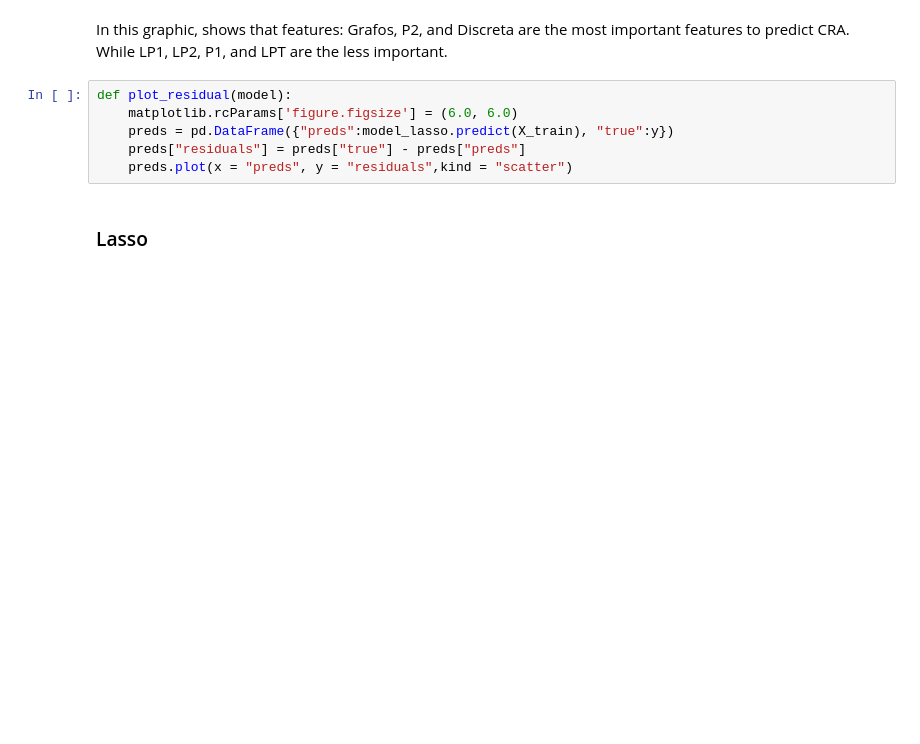
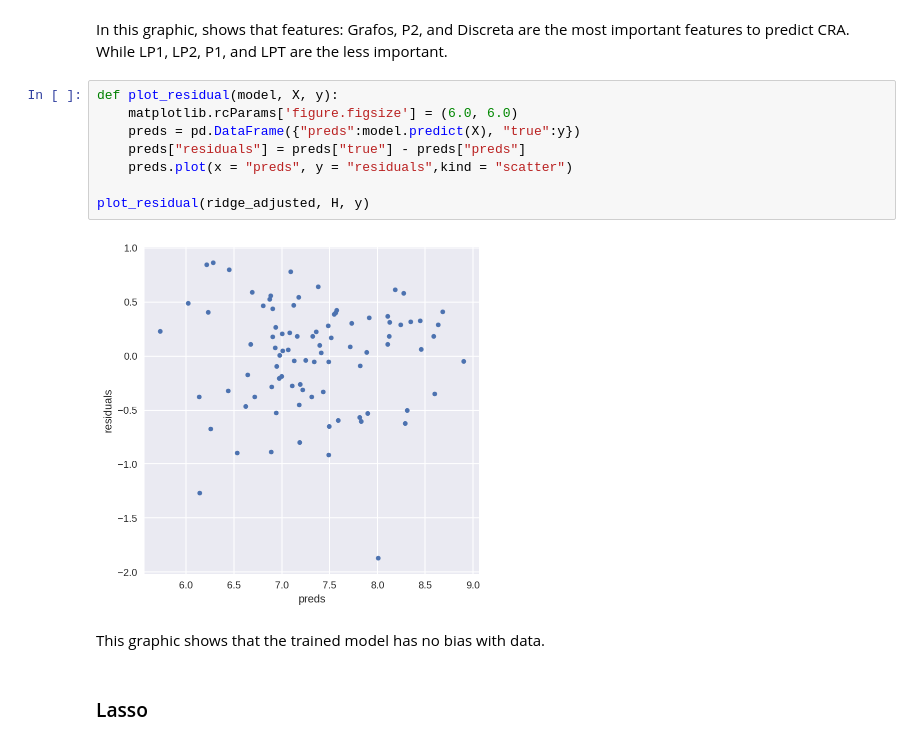
Before and after one commit to italoPontes/Machine-learning, a Jupyter notebook: Tarefas/Predicao-de-CRA-com-Regressao/Task 03.ipynb, the cells around one changed output. Drawn from its saved outputs; the diff is of its cells as text; blank space fills up the shorter version.

Commit message:
Finish residuals comparison

```diff
--- a/Tarefas/Predicao-de-CRA-com-Regressao/Task 03.ipynb
+++ b/Tarefas/Predicao-de-CRA-com-Regressao/Task 03.ipynb
@@ -318,11 +318,17 @@ plot_coeficients(ridge_adjusted.coef_, H.columns)
 # %% [markdown]
 In this graphic, shows that features: Grafos, P2, and Discreta are the most important features to predict CRA. While LP1, LP2, P1, and LPT are the less important.
 # %%
-def plot_residual(model):
+def plot_residual(model, X, y):
     matplotlib.rcParams['figure.figsize'] = (6.0, 6.0)
-    preds = pd.DataFrame({"preds":model_lasso.predict(X_train), "true":y})
+    preds = pd.DataFrame({"preds":model.predict(X), "true":y})
     preds["residuals"] = preds["true"] - preds["preds"]
     preds.plot(x = "preds", y = "residuals",kind = "scatter")
+
+plot_residual(ridge_adjusted, H, y)
+# %% [output]
+[figure, added]
+# %% [markdown]
+This graphic shows that the trained model has no bias with data.
 # %% [markdown]
 ### Lasso
 # %%
```
Also changed, not shown: parts of 7 cells of this notebook.
